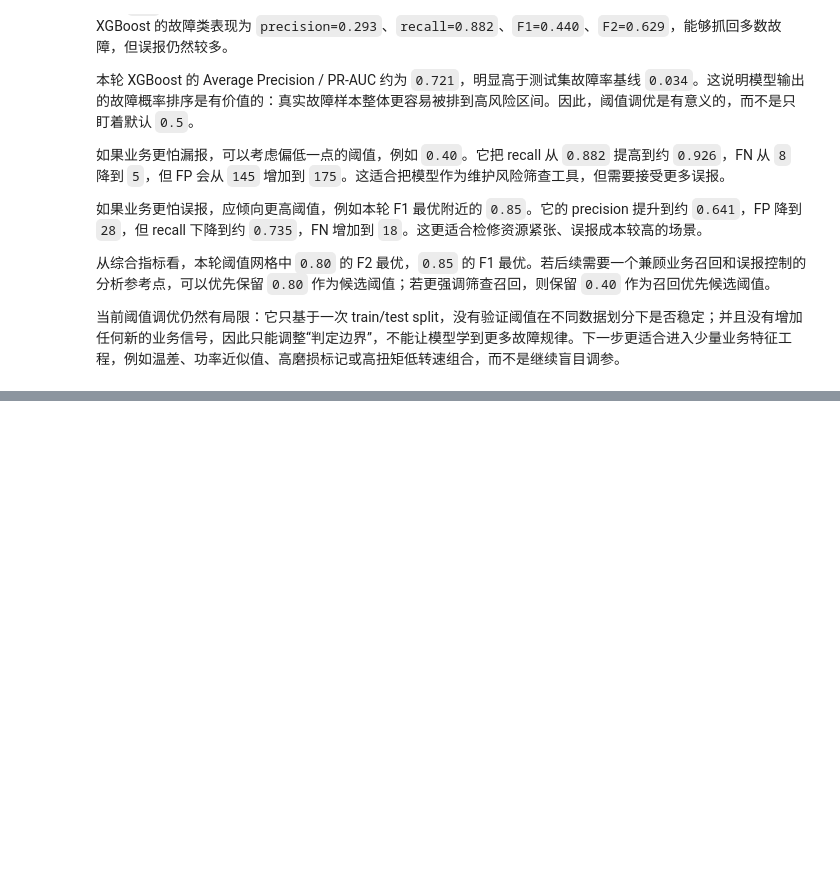
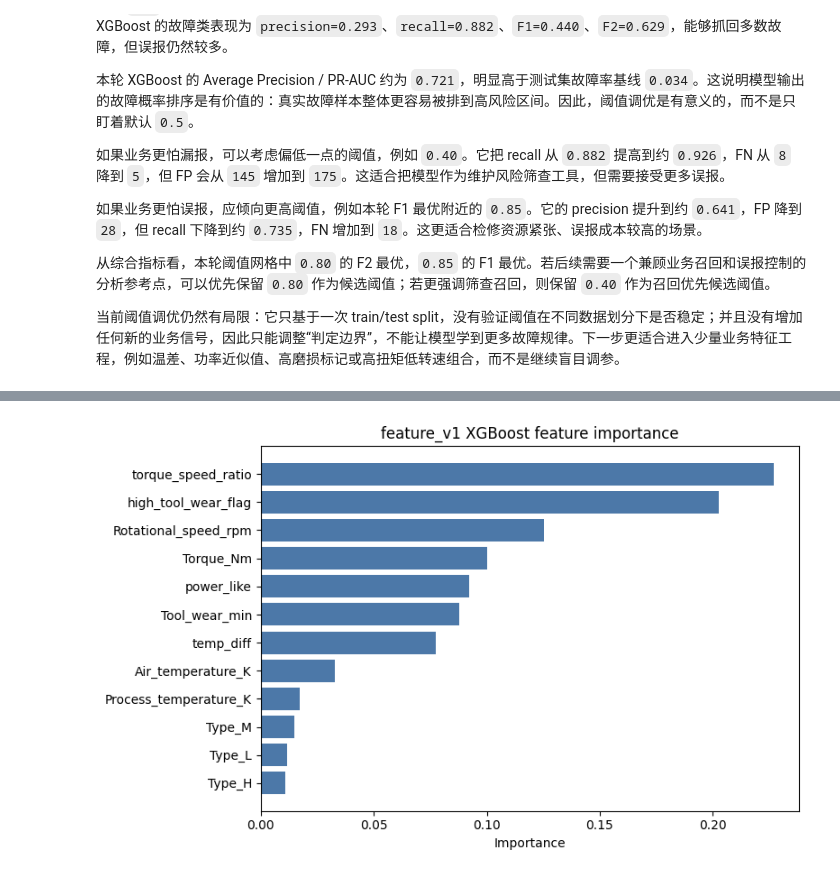
Before and after one commit to lmj5201314love/2020-AI4I, a Jupyter notebook: ai4i_predictive_maintenance/notebooks/03_model_baseline.ipynb, the cells around one changed output, grey strips where cells are left out. Cells and saved outputs as stored; diff of their text form; code cells hidden in the pictures; blank space fills up the shorter version.

```diff
--- a/ai4i_predictive_maintenance/notebooks/03_model_baseline.ipynb
+++ b/ai4i_predictive_maintenance/notebooks/03_model_baseline.ipynb
@@ -504,0 +638,20 @@ for _, row in candidate_thresholds.iterrows():
+# %%
+xgb_feature_v1 = XGBClassifier(
+    n_estimators=120,
+    max_depth=3,
+    learning_rate=0.08,
+    subsample=0.9,
+    colsample_bytree=0.9,
+    objective="binary:logistic",
+    eval_metric="logloss",
+    tree_method="hist",
+    scale_pos_weight=scale_pos_weight,
+    random_state=RANDOM_STATE,
+    n_jobs=-1,
+)
+
+xgb_feature_v1.fit(X_train_feature_v1, y_train)
+y_proba_feature_v1 = xgb_feature_v1.predict_proba(X_test_feature_v1)[:, 1]
+
+print("feature_v1 XGBoost 训练完成。")
+print("feature_v1 Average Precision:", round(average_precision_score(y_test, y_proba_feature_v1), 3))
@@ -504,0 +774,7 @@ for _, row in candidate_thresholds.iterrows():
+# %%
+feature_v1_importance = pd.DataFrame({
+    "feature": X_feature_v1.columns,
+    "importance": xgb_feature_v1.feature_importances_,
+}).sort_values("importance", ascending=False)
+
+feature_v1_importance
@@ -504,0 +795,11 @@ for _, row in candidate_thresholds.iterrows():
+# %%
+fig, ax = plt.subplots(figsize=(8, 5))
+plot_importance = feature_v1_importance.head(12)
+ax.barh(plot_importance["feature"], plot_importance["importance"], color="#4C78A8")
+ax.invert_yaxis()
+ax.set_title("feature_v1 XGBoost feature importance")
+ax.set_xlabel("Importance")
+plt.tight_layout()
+plt.show()
+# %% [output]
+[figure, added]
```
Also changed, not shown: parts of 31 cells of this notebook, 2 other files.
